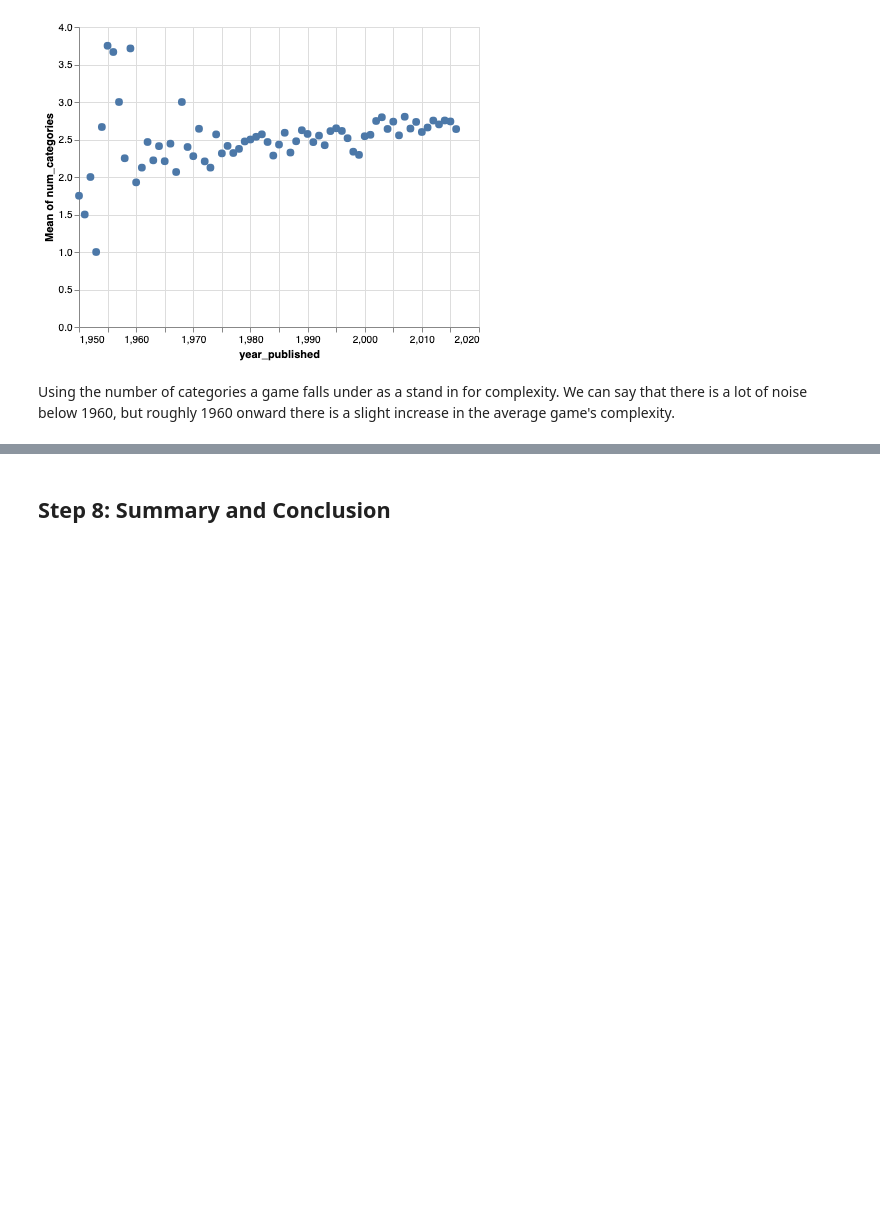
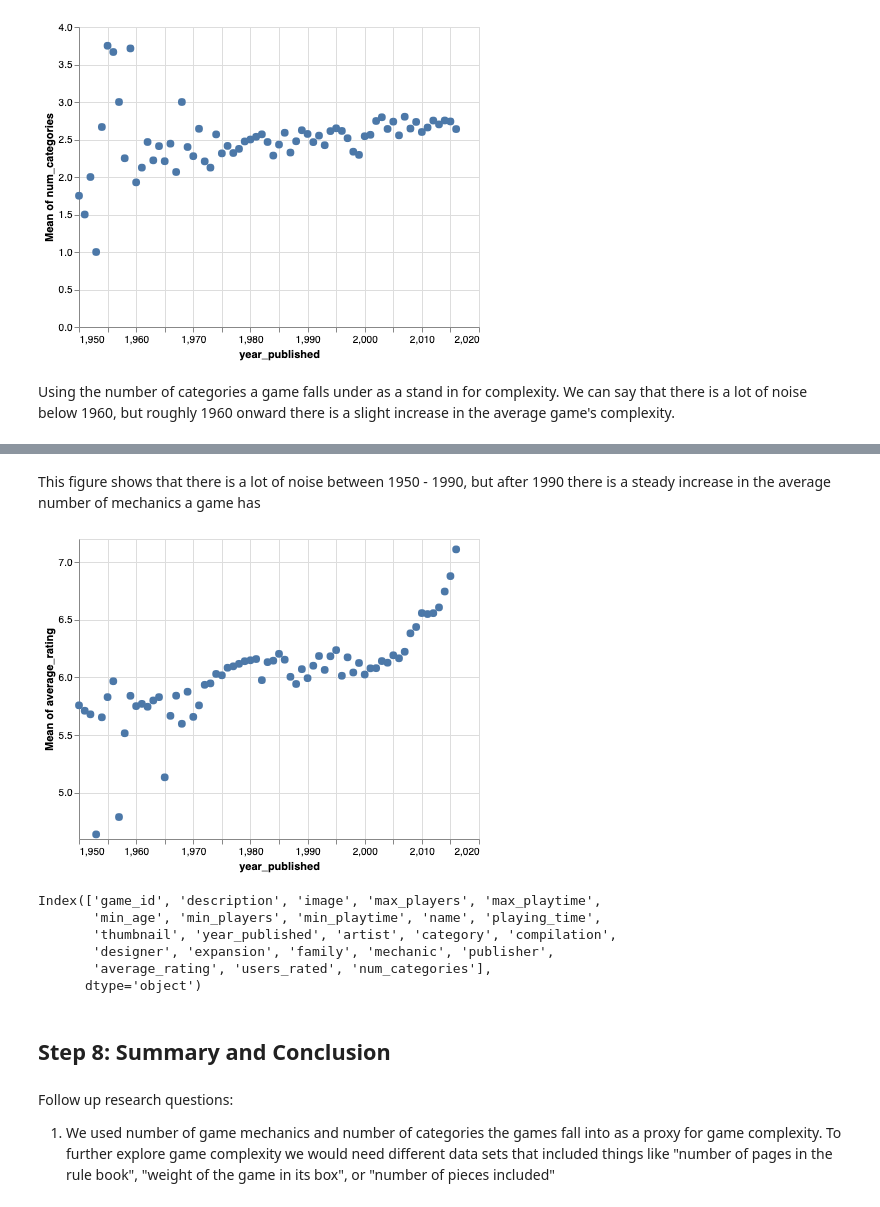
Before and after one commit to ubco-mds-2020-labs/data-550-project2-group-14, a Jupyter notebook: boardgame_EDA_2.ipynb, the cells around one changed output, grey strips where cells are left out. Cells and saved outputs as stored; diff of their text form; code cells hidden in the pictures; blank space fills up the shorter version.

```diff
--- a/boardgame_EDA_2.ipynb
+++ b/boardgame_EDA_2.ipynb
@@ -329,2 +330,27 @@ Using the number of categories a game falls under as a stand in for complexity.
+# %% [markdown]
+This figure shows that there is a lot of noise between 1950 - 1990, but after 1990 there is a steady increase in the average number of mechanics a game has
+# %%
+alt.Chart(number_of_categories).mark_circle(size=60).encode(
+    alt.X('year_published',
+        scale=alt.Scale(zero=False)
+    ),
+    alt.Y('mean(average_rating)',
+        scale=alt.Scale(zero=False)
+    )
+)
+# %% [output]
+[figure, added]
+# %%
+number_of_categories.columns
+# %% [output]
+Index(['game_id', 'description', 'image', 'max_players', 'max_playtime',
+       'min_age', 'min_players', 'min_playtime', 'name', 'playing_time',
+       'thumbnail', 'year_published', 'artist', 'category', 'compilation',
+       'designer', 'expansion', 'family', 'mechanic', 'publisher',
+       'average_rating', 'users_rated', 'num_categories'],
+      dtype='object')
 # %% [markdown]
 ## Step 8: Summary and Conclusion
+# %% [markdown]
+Follow up research questions:
+1) We used number of game mechanics and number of categories the games fall into as a proxy for game complexity. To further explore game complexity we would need different data sets that included things like "number of pages in the rule book", "weight of the game in its box", or "number of pieces included"
```
Also changed, not shown: parts of 5 cells of this notebook.
